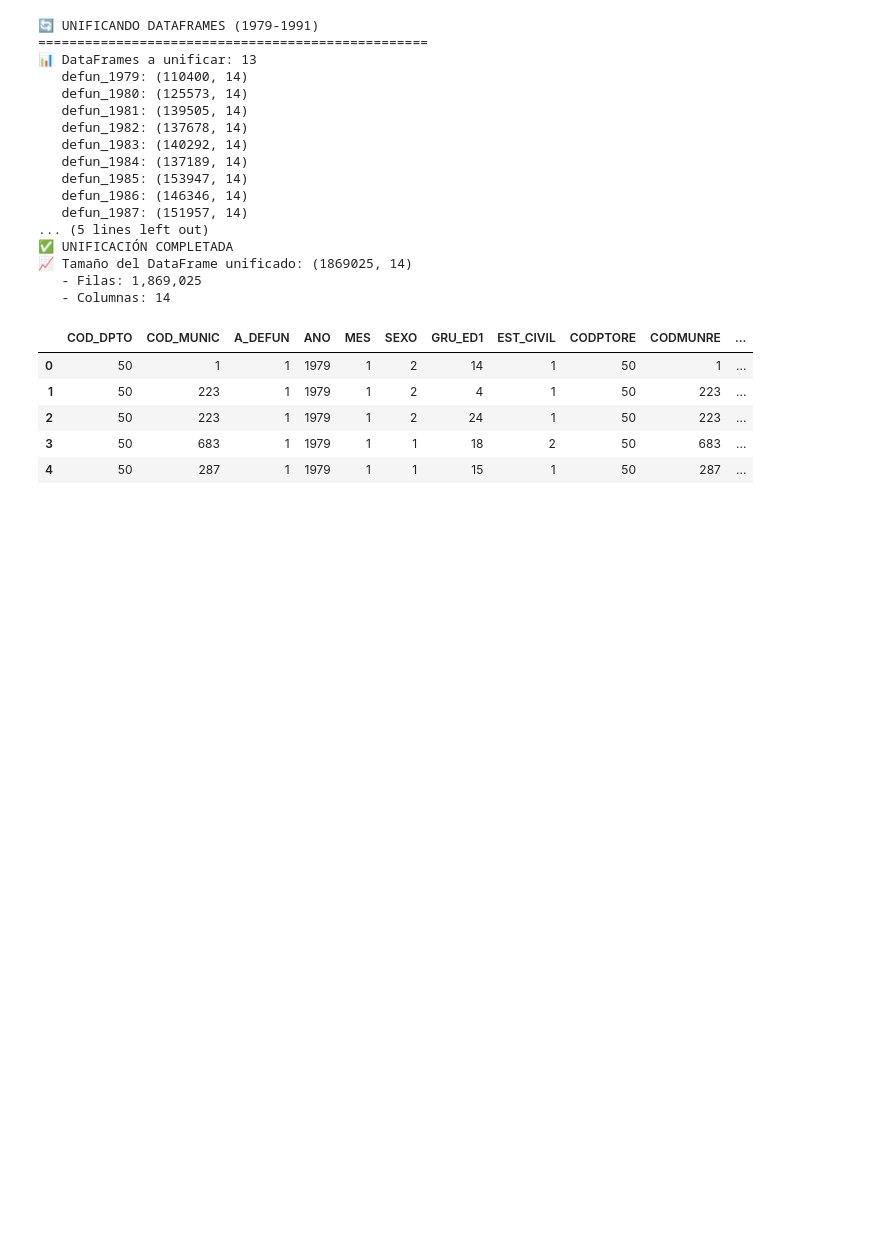
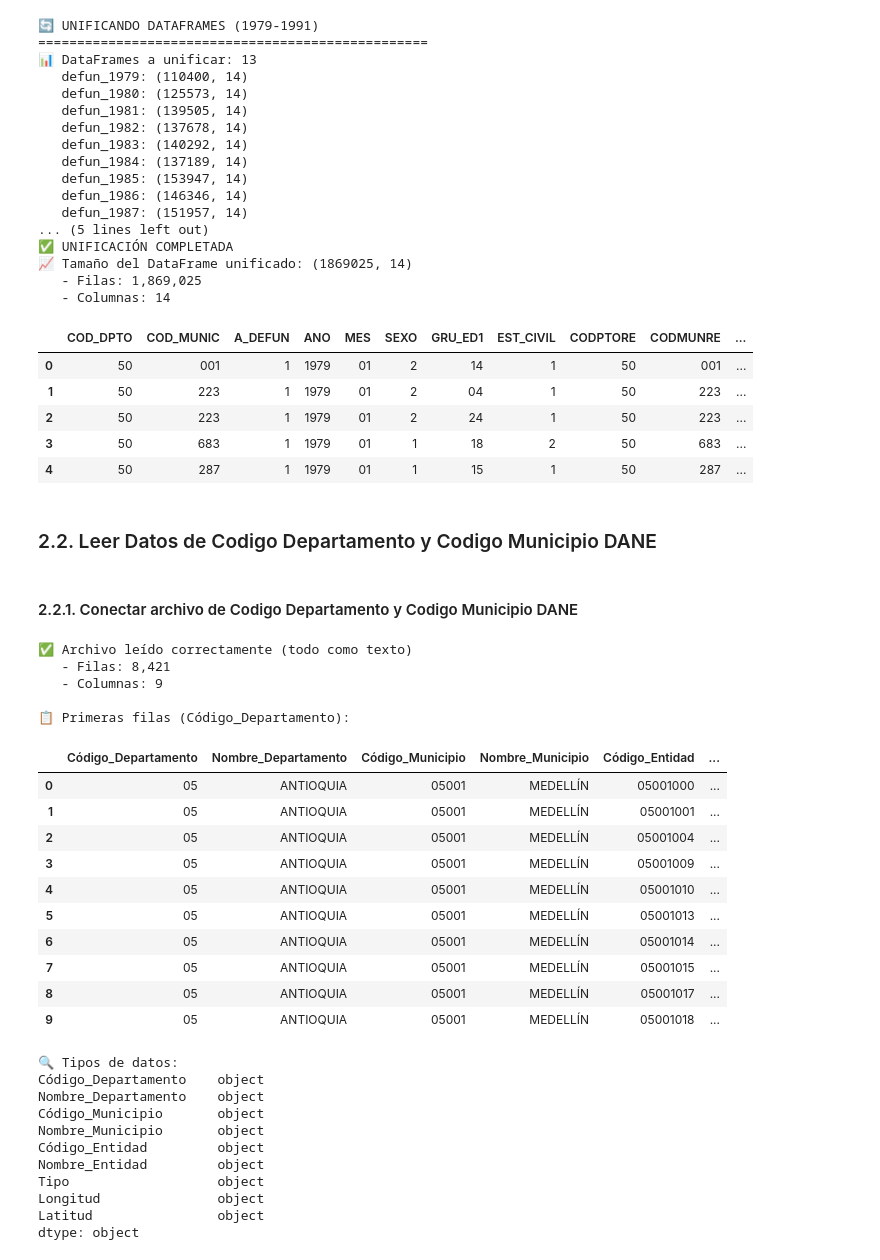
Before and after one commit to Geral2001/Proyecto_DSA, a Jupyter notebook: Analisis_Exploratorio_Datos.ipynb, the cells around one changed output. Drawn from its saved outputs; the diff is of its cells as text; code cells hidden in the pictures; blank space fills up the shorter version.

```diff
--- a/Analisis_Exploratorio_Datos.ipynb
+++ b/Analisis_Exploratorio_Datos.ipynb
@@ -39,7 +39,8 @@ else:
                 archivo,
                 sep='\t',
                 encoding='utf-8',
-                low_memory=False
+                low_memory=False,
+                dtype=str
             )
 
             dataframes[f'defun_{año}'] = df
@@ -241,8 +265,66 @@ print(f"   - Columnas: {len(defun_1979_1991.columns)}")
 defun_1979_1991.head()
 # %% [output]
 |  | COD_DPTO | COD_MUNIC | A_DEFUN | ANO | MES | SEXO | GRU_ED1 | EST_CIVIL | CODPTORE | CODMUNRE | ... |
-| 0 | 50 | 1 | 1 | 1979 | 1 | 2 | 14 | 1 | 50 | 1 | ... |
-| 1 | 50 | 223 | 1 | 1979 | 1 | 2 | 4 | 1 | 50 | 223 | ... |
-| 2 | 50 | 223 | 1 | 1979 | 1 | 2 | 24 | 1 | 50 | 223 | ... |
-| 3 | 50 | 683 | 1 | 1979 | 1 | 1 | 18 | 2 | 50 | 683 | ... |
-| 4 | 50 | 287 | 1 | 1979 | 1 | 1 | 15 | 1 | 50 | 287 | ... |
+| 0 | 50 | 001 | 1 | 1979 | 01 | 2 | 14 | 1 | 50 | 001 | ... |
+| 1 | 50 | 223 | 1 | 1979 | 01 | 2 | 04 | 1 | 50 | 223 | ... |
+| 2 | 50 | 223 | 1 | 1979 | 01 | 2 | 24 | 1 | 50 | 223 | ... |
+| 3 | 50 | 683 | 1 | 1979 | 01 | 1 | 18 | 2 | 50 | 683 | ... |
+| 4 | 50 | 287 | 1 | 1979 | 01 | 1 | 15 | 1 | 50 | 287 | ... |
+# %% [markdown]
+### 2.2. Leer Datos de Codigo Departamento y Codigo Municipio DANE
+# %% [markdown]
+#### 2.2.1. Conectar archivo de Codigo Departamento y Codigo Municipio DANE
+# %%
+# Ruta del archivo DIVIPOLA de Centros Poblados
+ruta_archivo = "data/raw/Referenciales/DIVIPOLA_CentrosPoblados.csv"
+
+# Leer todo como texto para preservar formatos
+try:
+    divipola = pd.read_csv(
+        ruta_archivo,
+        encoding='latin-1',
+        sep=';',
+        dtype=str  # Esto fuerza todo a texto
+    )
+    print(f"✅ Archivo leído correctamente (todo como texto)")
+    print(f"   - Filas: {len(divipola):,}")
+    print(f"   - Columnas: {len(divipola.columns)}")
+
+    # Verificar que se mantienen los formatos
+    print(f"\n📋 Primeras filas (Código_Departamento):")
+    display(divipola.head(10))
+    print("\n")
+
+    print(f"\n🔍 Tipos de datos:")
+    print(divipola.dtypes)
+
+except Exception as e:
+    print(f"❌ Error: {e}")
+# %% [output]
+✅ Archivo leído correctamente (todo como texto)
+   - Filas: 8,421
+   - Columnas: 9
+
+📋 Primeras filas (Código_Departamento):
+|  | Código_Departamento | Nombre_Departamento | Código_Municipio | Nombre_Municipio | Código_Entidad | ... |
+| 0 | 05 | ANTIOQUIA | 05001 | MEDELLÍN | 05001000 | ... |
+| 1 | 05 | ANTIOQUIA | 05001 | MEDELLÍN | 05001001 | ... |
+| 2 | 05 | ANTIOQUIA | 05001 | MEDELLÍN | 05001004 | ... |
+| 3 | 05 | ANTIOQUIA | 05001 | MEDELLÍN | 05001009 | ... |
+| 4 | 05 | ANTIOQUIA | 05001 | MEDELLÍN | 05001010 | ... |
+| 5 | 05 | ANTIOQUIA | 05001 | MEDELLÍN | 05001013 | ... |
+| 6 | 05 | ANTIOQUIA | 05001 | MEDELLÍN | 05001014 | ... |
+| 7 | 05 | ANTIOQUIA | 05001 | MEDELLÍN | 05001015 | ... |
+| 8 | 05 | ANTIOQUIA | 05001 | MEDELLÍN | 05001017 | ... |
+| 9 | 05 | ANTIOQUIA | 05001 | MEDELLÍN | 05001018 | ... |
+🔍 Tipos de datos:
+Código_Departamento    object
+Nombre_Departamento    object
+Código_Municipio       object
+Nombre_Municipio       object
+Código_Entidad         object
+Nombre_Entidad         object
+Tipo                   object
+Longitud               object
+Latitud                object
+dtype: object
```
Also changed, not shown: parts of 13 cells of this notebook.
